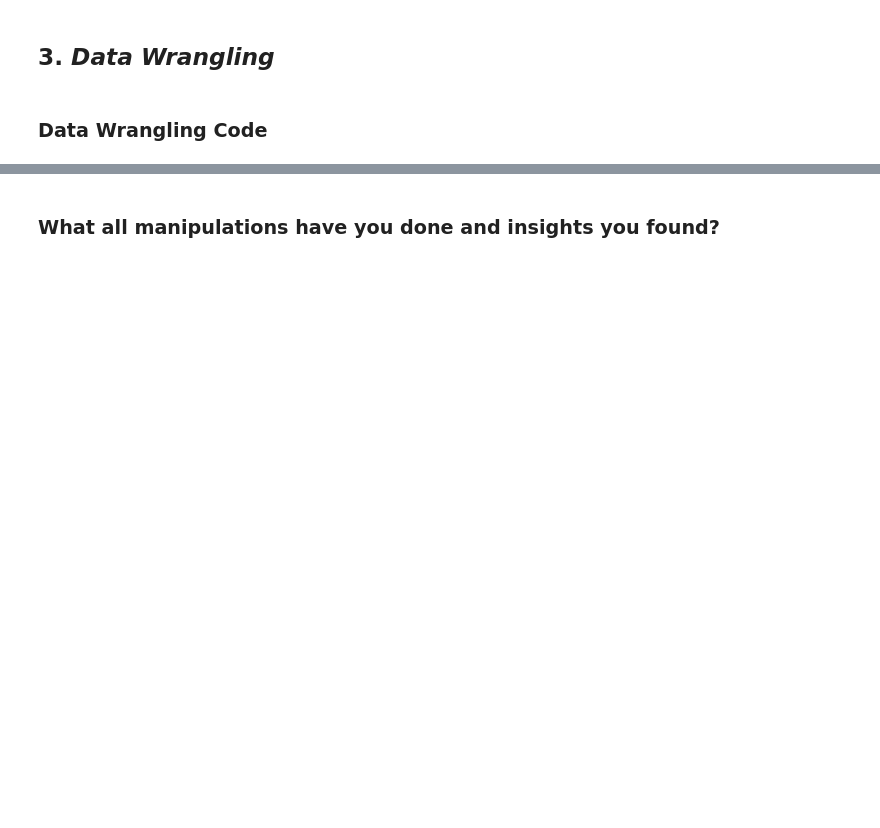
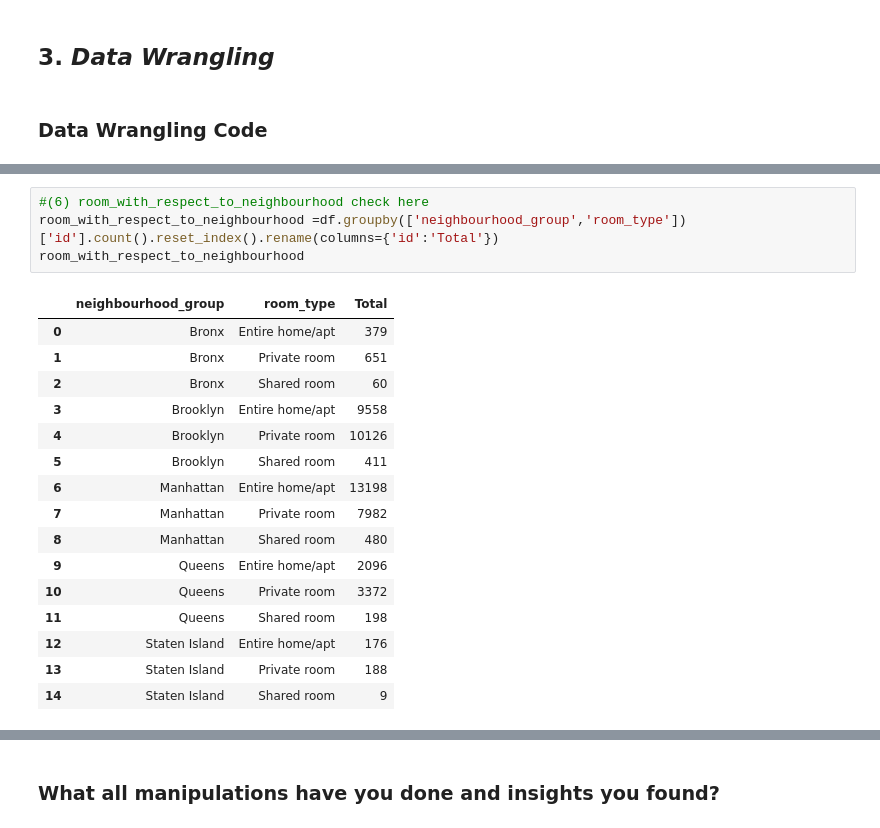
Before and after one commit to nikhilthenge/Airbnb_analysis, a Jupyter notebook: Airbnb_analysis_EDA.ipynb, the cells around one changed output, grey strips where cells are left out. Saved outputs shown, nothing was run; the diff lists cells and outputs as text; blank space fills up the shorter version.

```diff
--- a/Airbnb_analysis_EDA.ipynb
+++ b/Airbnb_analysis_EDA.ipynb
@@ -218,0 +614,21 @@ Answer Here
+# %%
+#(6) room_with_respect_to_neighbourhood check here
+room_with_respect_to_neighbourhood =df.groupby(['neighbourhood_group','room_type'])['id'].count().reset_index().rename(columns={'id':'Total'})
+room_with_respect_to_neighbourhood
+# %% [output]
+|  | neighbourhood_group | room_type | Total |
+| 0 | Bronx | Entire home/apt | 379 |
+| 1 | Bronx | Private room | 651 |
+| 2 | Bronx | Shared room | 60 |
+| 3 | Brooklyn | Entire home/apt | 9558 |
+| 4 | Brooklyn | Private room | 10126 |
+| 5 | Brooklyn | Shared room | 411 |
+| 6 | Manhattan | Entire home/apt | 13198 |
+| 7 | Manhattan | Private room | 7982 |
+| 8 | Manhattan | Shared room | 480 |
+| 9 | Queens | Entire home/apt | 2096 |
+| 10 | Queens | Private room | 3372 |
+| 11 | Queens | Shared room | 198 |
+| 12 | Staten Island | Entire home/apt | 176 |
+| 13 | Staten Island | Private room | 188 |
+| 14 | Staten Island | Shared room | 9 |
```
Also changed, not shown: parts of 52 cells of this notebook.
